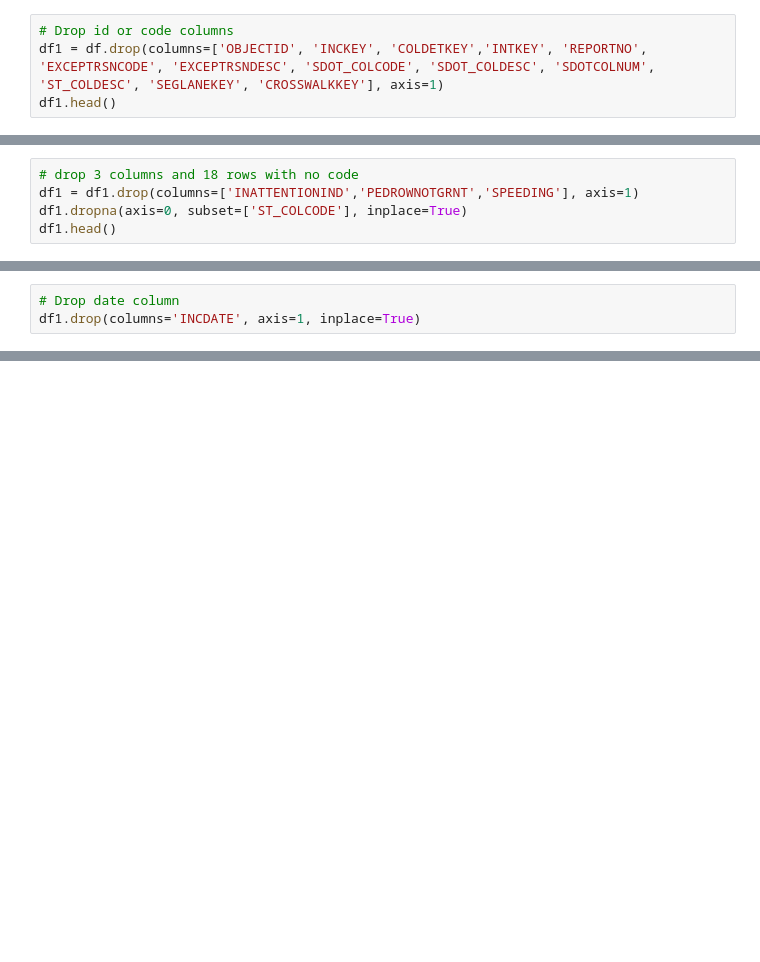
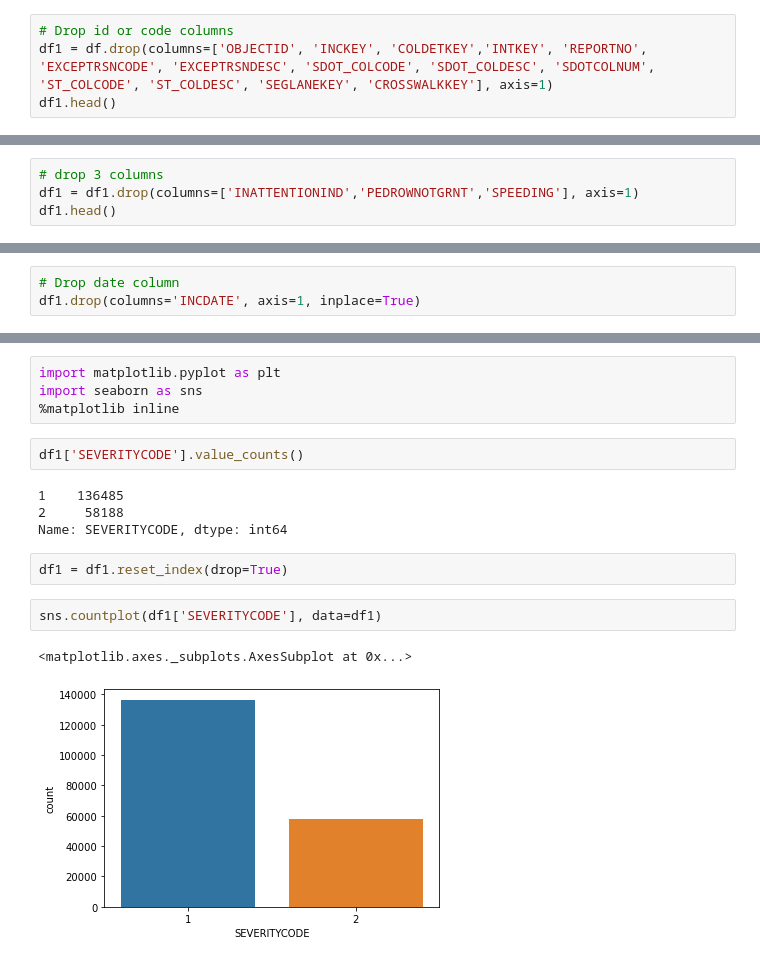
Before and after one commit to bryanzhao89/Coursera_Capstone, a Jupyter notebook: final_proj/final_proj.ipynb, the cells around one changed output, grey strips where cells are left out. Saved outputs shown, nothing was run; the diff lists cells and outputs as text; blank space fills up the shorter version.

```diff
--- a/final_proj/final_proj.ipynb
+++ b/final_proj/final_proj.ipynb
@@ -65,7 +65,7 @@ dtypes: float64(4), int64(12), object(22)
 memory usage: 56.4+ MB
 # %%
 # Drop id or code columns
-df1 = df.drop(columns=['OBJECTID', 'INCKEY', 'COLDETKEY','INTKEY', 'REPORTNO', 'EXCEPTRSNCODE', 'EXCEPTRSNDESC', 'SDOT_COLCODE', 'SDOT_COLDESC', 'SDOTCOLNUM', 'ST_COLDESC', 'SEGLANEKEY', 'CROSSWALKKEY'], axis=1)
+df1 = df.drop(columns=['OBJECTID', 'INCKEY', 'COLDETKEY','INTKEY', 'REPORTNO', 'EXCEPTRSNCODE', 'EXCEPTRSNDESC', 'SDOT_COLCODE', 'SDOT_COLDESC', 'SDOTCOLNUM', 'ST_COLCODE', 'ST_COLDESC', 'SEGLANEKEY', 'CROSSWALKKEY'], axis=1)
 df1.head()
 # %% [output]
 |  | SEVERITYCODE | X | Y | STATUS | ADDRTYPE | LOCATION | SEVERITYCODE.1 | SEVERITYDESC | ... |
@@ -115,9 +115,8 @@ ST_COLCODE            18
 HITPARKEDCAR           0
 dtype: int64
 # %%
-# drop 3 columns and 18 rows with no code
+# drop 3 columns
 df1 = df1.drop(columns=['INATTENTIONIND','PEDROWNOTGRNT','SPEEDING'], axis=1)
-df1.dropna(axis=0, subset=['ST_COLCODE'], inplace=True)
 df1.head()
 # %% [output]
 |  | SEVERITYCODE | X | Y | STATUS | ADDRTYPE | COLLISIONTYPE | PERSONCOUNT | PEDCOUNT | PEDCYLCOUNT | ... |
@@ -166,3 +164,20 @@ df1.head()
 | 2 | 1 | -122.334540 | 47.607871 | Matched | Block | Parked Car | 4 | 0 | 0 | ... |
 | 3 | 1 | -122.334803 | 47.604803 | Matched | Block | Other | 3 | 0 | 0 | ... |
 | 4 | 2 | -122.306426 | 47.545739 | Matched | Intersection | Angles | 2 | 0 | 0 | ... |
+# %%
+import matplotlib.pyplot as plt
+import seaborn as sns
+%matplotlib inline
+# %%
+df1['SEVERITYCODE'].value_counts()
+# %% [output]
+1    136485
+2     58188
+Name: SEVERITYCODE, dtype: int64
+# %%
+df1 = df1.reset_index(drop=True)
+# %%
+sns.countplot(df1['SEVERITYCODE'], data=df1)
+# %% [output]
+<matplotlib.axes._subplots.AxesSubplot at 0x...>
+[figure, added]
```
Also changed, not shown: parts of 27 cells of this notebook.
